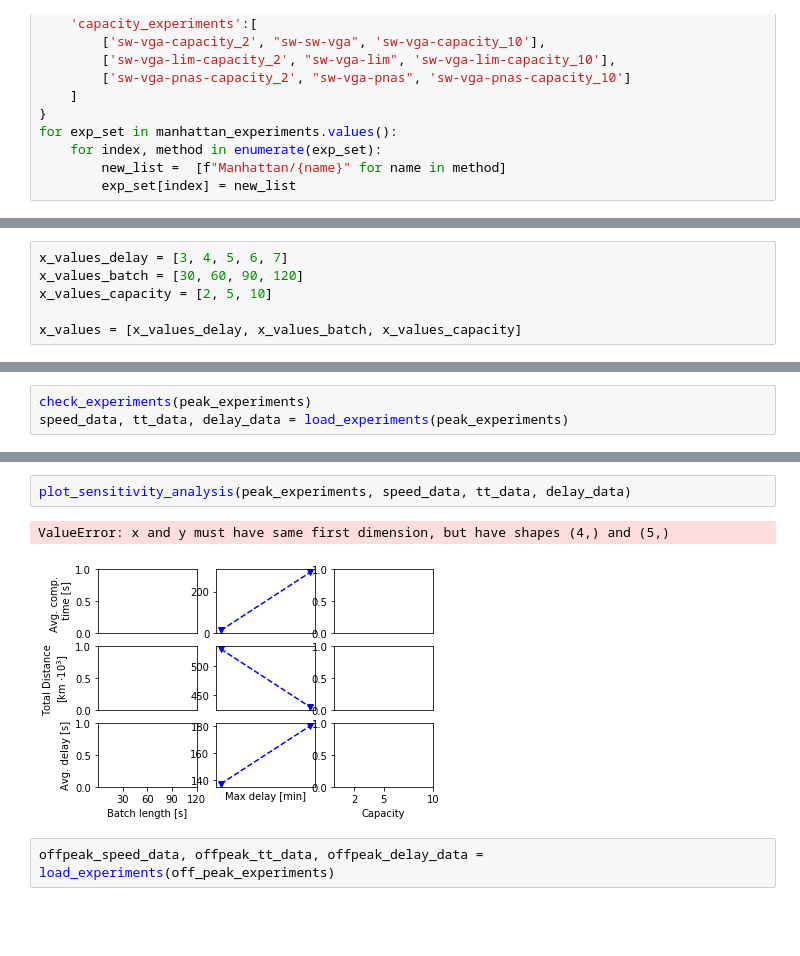
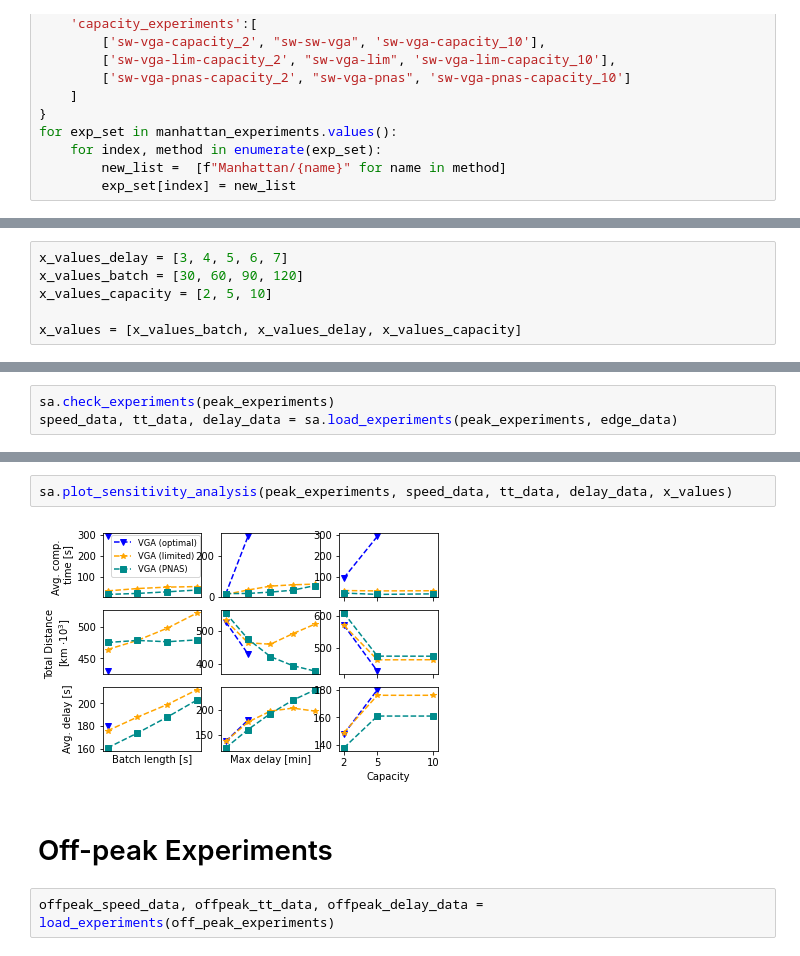
Before and after one commit to aicenter/simod, a Jupyter notebook: python/jupyter/Sensitivity Analysis.ipynb, the cells around one changed output, grey strips where cells are left out. Saved outputs shown, nothing was run; the diff lists cells and outputs as text; blank space fills up the shorter version.

Commit message:
sensitivitz analysis updated, simod import fixed in some python files

```diff
--- a/python/jupyter/Sensitivity Analysis.ipynb
+++ b/python/jupyter/Sensitivity Analysis.ipynb
@@ -141,4 +100,4 @@ x_values_delay = [3, 4, 5, 6, 7]
 x_values_batch = [30, 60, 90, 120]
 x_values_capacity = [2, 5, 10]
 
-x_values = [x_values_delay, x_values_batch, x_values_capacity]
+x_values = [x_values_batch, x_values_delay, x_values_capacity]
@@ -172,4 +106,4 @@ def load_experiments(experiments: Dict[str, List[List[str]]]):
 # %%
-check_experiments(peak_experiments)
-speed_data, tt_data, delay_data = load_experiments(peak_experiments)
+sa.check_experiments(peak_experiments)
+speed_data, tt_data, delay_data = sa.load_experiments(peak_experiments, edge_data)
 # %% [output]
@@ -224,8 +127,9 @@ def plot_sensitivity_analysis(experiments: Dict[str, List[List[str]]], speed_dat
 # %%
-plot_sensitivity_analysis(peak_experiments, speed_data, tt_data, delay_data)
+sa.plot_sensitivity_analysis(peak_experiments, speed_data, tt_data, delay_data, x_values)
 # %% [output]
-ValueError: x and y must have same first dimension, but have shapes (4,) and (5,)
-[figure, old version]
+[figure, new version]
+# %% [markdown]
+# Off-peak Experiments
 # %%
 offpeak_speed_data, offpeak_tt_data, offpeak_delay_data = load_experiments(off_peak_experiments)
 # %% [output]
```
Also changed, not shown: parts of 12 cells of this notebook, 5 other files.
